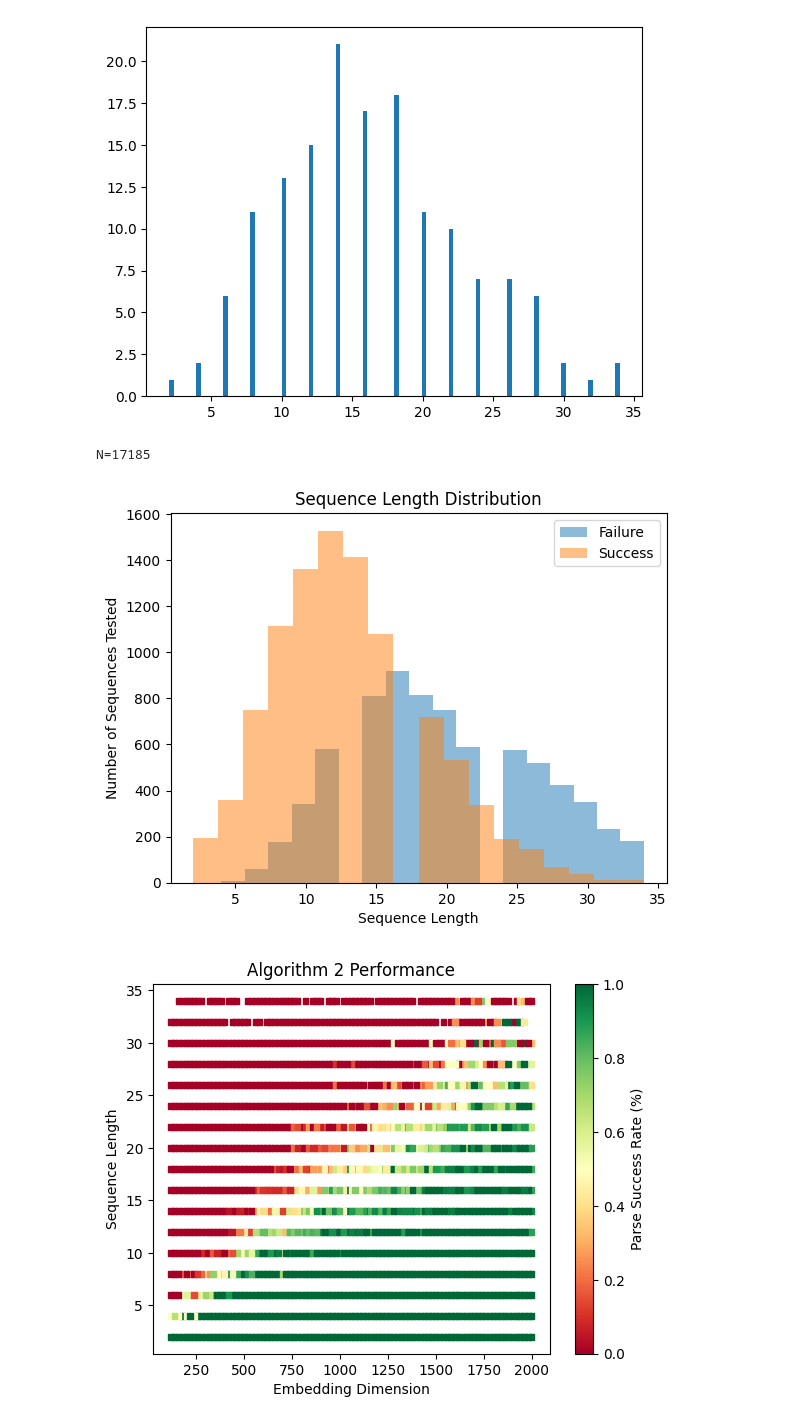
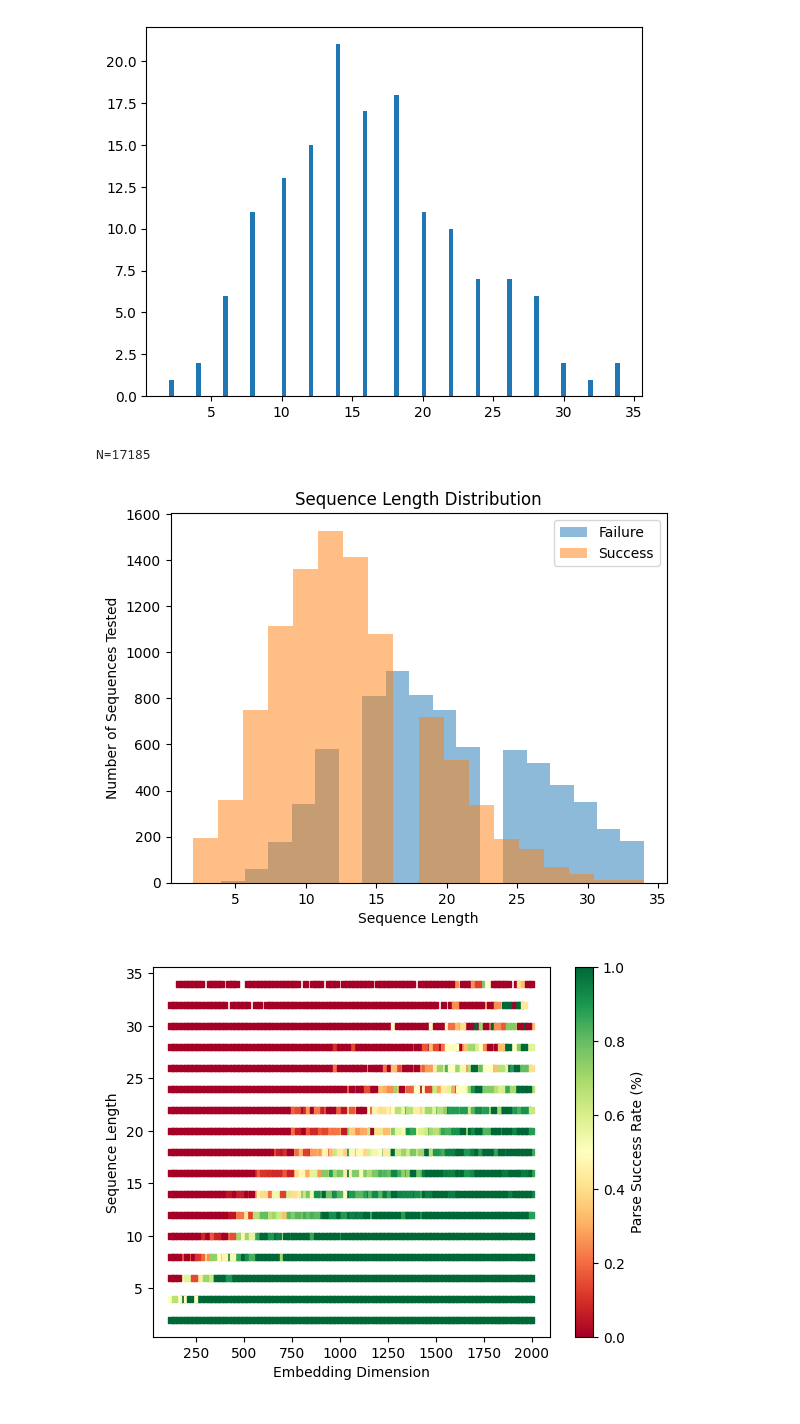
Before and after one commit to jtmaher/Embedding, a Jupyter notebook: Parser.ipynb, the cells around one changed output. Cells and saved outputs as stored; diff of their text form; code cells hidden in the pictures.

Commit message:
Cleaned up some figures.

```diff
--- a/Parser.ipynb
+++ b/Parser.ipynb
@@ -168,32 +168,31 @@ for dim in dims:
 # %%
 rr = np.array(res)
 
 agg = []
 keys = {(r[0], r[1]) for r in rr}
 for d, l in keys:
     agg.append((d, l, np.mean(rr[(rr[:,0]==d) & (rr[:,1]==l),2])))
 agg = np.array(agg)
 
 plt.hist(rr[rr[:,2]==0,1],bins=18,alpha=0.5)
 plt.hist(rr[rr[:,2]==1,1],bins=18,alpha=0.5)
 plt.title('Sequence Length Distribution')
 plt.ylabel('Number of Sequences Tested')
 plt.xlabel('Sequence Length')
 plt.legend(['Failure','Success'])
 
 plt.figure()
 plt.scatter(agg[:,0], agg[:,1], c=agg[:,2], cmap='RdYlGn', s=15, marker='s')
 plt.colorbar().set_label('Parse Success Rate (%)')
 plt.xlabel('Embedding Dimension')
 plt.ylabel('Sequence Length')
-plt.title('Algorithm 2 Performance')
 
 plt.savefig('rand_parse.png', dpi=300)
 print(f'N={rr.shape[0]}')
 # %% [output]
 N=17185
 [figure]
-[figure, old version]
+[figure, new version]
 # %%
 np.save('parses.npy', rr)
 # %%
```
Also changed, not shown: 2 other files.
